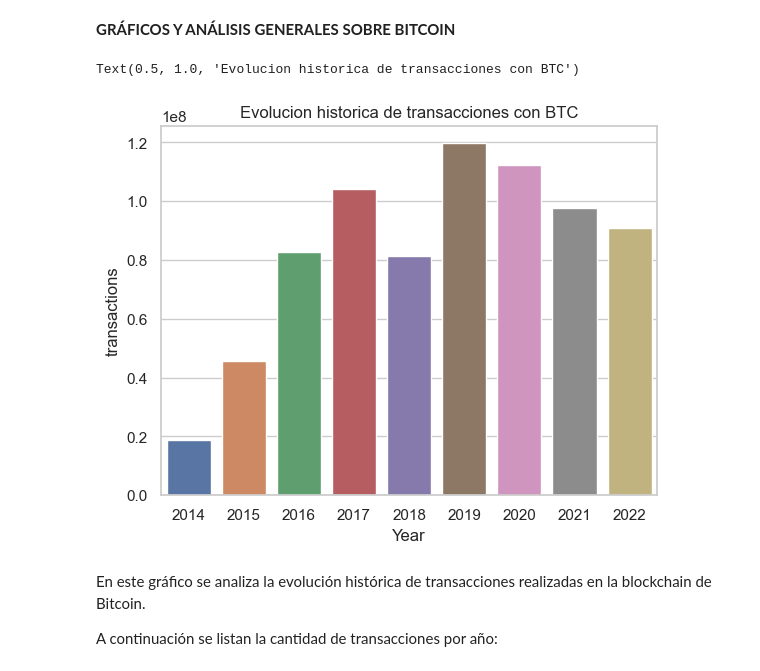
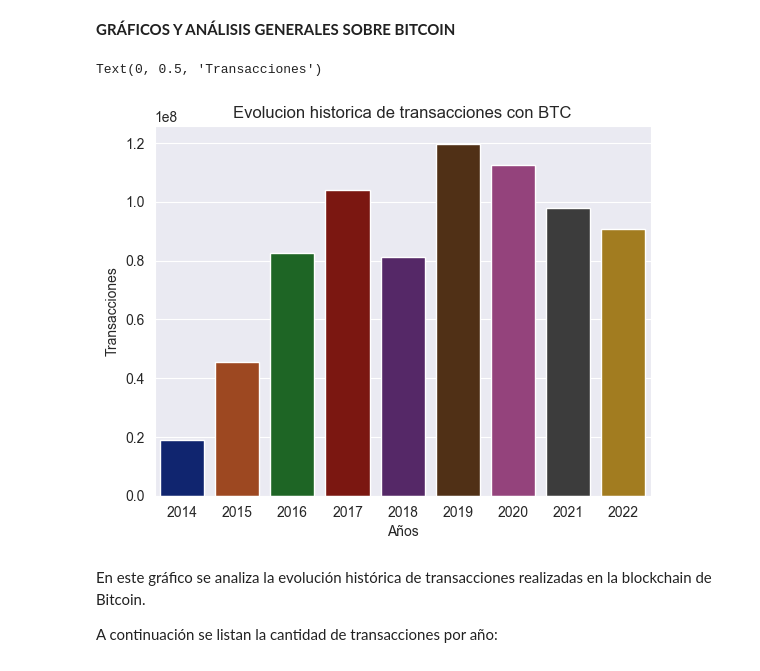
Before and after one commit to MartinMF88/Proyecto_DataScience_Coder, a Jupyter notebook: notebooks/Data_StoryTelling+Martinez.ipynb, the cells around one changed output. Saved outputs shown, nothing was run; the diff lists cells and outputs as text; code cells hidden in the pictures.

```diff
--- a/notebooks/Data_StoryTelling+Martinez.ipynb
+++ b/notebooks/Data_StoryTelling+Martinez.ipynb
@@ -47,15 +47,18 @@ datetime64[ns]
 **GRÁFICOS Y ANÁLISIS GENERALES SOBRE BITCOIN**
 # %%
 df_tran = df.groupby(['Year'])['transactions'].sum().reset_index()
-df_tran.head(10)
 
-sns.set_theme(style="whitegrid")
+
+sns.set_palette("dark")
+sns.set_style("darkgrid")
 
 ax = sns.barplot(x="Year", y="transactions", data=df_tran)
 ax.set_title('Evolucion historica de transacciones con BTC')
+plt.xlabel("Años")
+plt.ylabel("Transacciones")
 # %% [output]
-Text(0.5, 1.0, 'Evolucion historica de transacciones con BTC')
+Text(0, 0.5, 'Transacciones')
-[figure, old version]
+[figure, new version]
 # %% [markdown]
 En este gráfico se analiza la evolución histórica de transacciones realizadas en la blockchain de Bitcoin.
 
```
Also changed, not shown: parts of 5 cells of this notebook, 1 other file.
